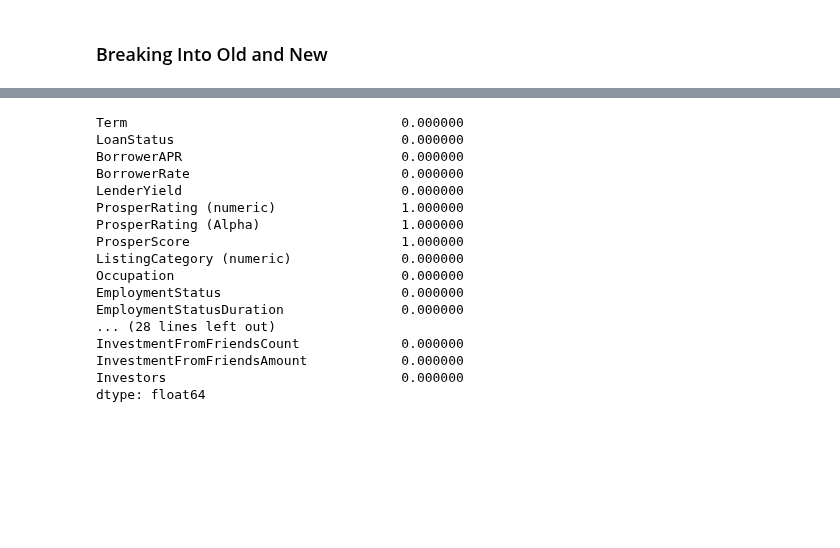
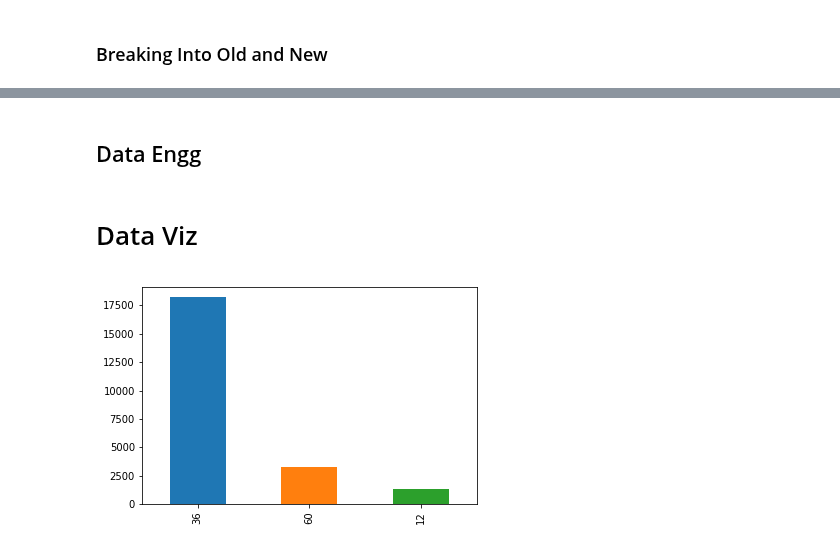
Before and after one commit to abhiksark/Udacity-DataAnalyst-Nanodegree, a Jupyter notebook: bank_loan/loan_dataset.ipynb, the cells around one changed output, grey strips where cells are left out. Drawn from its saved outputs; the diff is of its cells as text; code cells hidden in the pictures; blank space fills up the shorter version.

```diff
--- a/bank_loan/loan_dataset.ipynb
+++ b/bank_loan/loan_dataset.ipynb
@@ -150,3 +165,5 @@ df[]
+# %%
+df_total.dropna(subset=['DebtToIncomeRatio', 'CreditScoreRangeLower','CreditScoreRangeUpper'],axis='rows',inplace=True)
 # %% [markdown]
 ### Breaking Into Old and New
 # %%
@@ -174,21 +191,9 @@ Investors                              0.000000
 dtype: float64
-# %%
-df_old.isnull().sum()/len(df_old)
-# %% [output]
-Term                                   0.000000
-LoanStatus                             0.000000
-BorrowerAPR                            0.000000
-BorrowerRate                           0.000000
-LenderYield                            0.000000
-ProsperRating (numeric)                1.000000
-ProsperRating (Alpha)                  1.000000
-ProsperScore                           1.000000
-ListingCategory (numeric)              0.000000
-Occupation                             0.000000
-EmploymentStatus                       0.000000
-EmploymentStatusDuration               0.000000
-... (28 lines left out)
-InvestmentFromFriendsCount             0.000000
-InvestmentFromFriendsAmount            0.000000
-Investors                              0.000000
-dtype: float64
+# %% [markdown]
+## Data Engg
+# %% [markdown]
+# Data Viz
+# %%
+df_new.Term.value_counts().plot(kind='bar');
+# %% [output]
+[figure, added]
```
Also changed, not shown: parts of 48 cells of this notebook.
